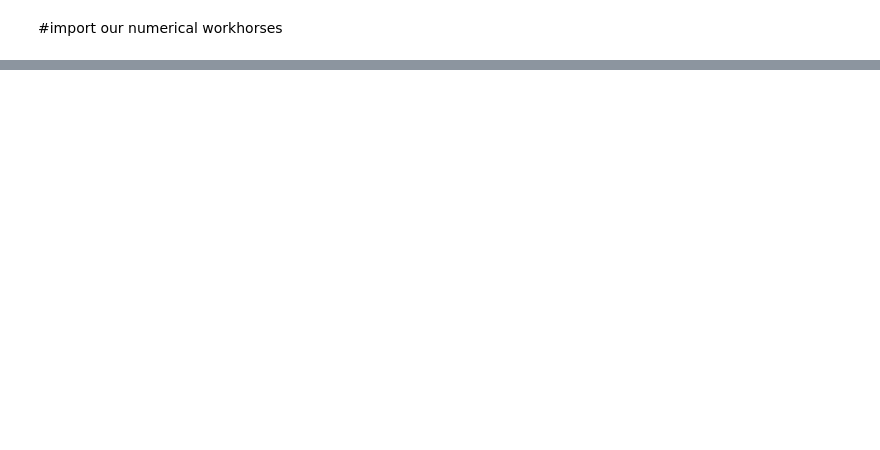
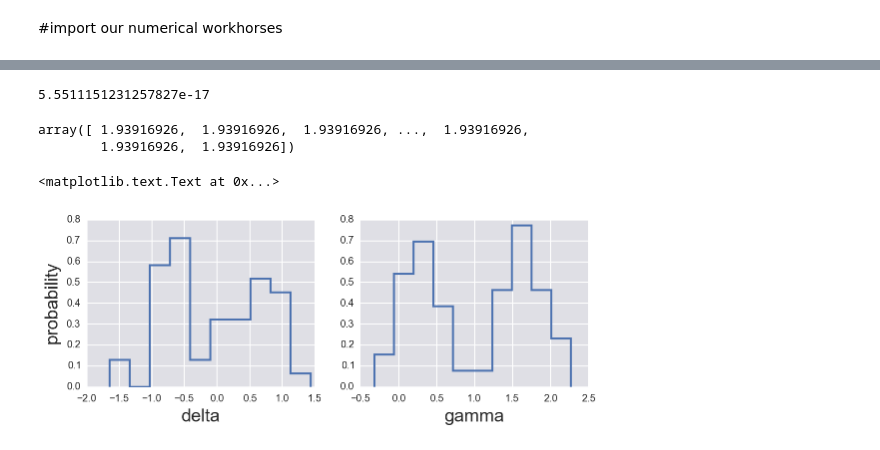
Before and after one commit to shashank-gandhi/DataAnalysisHomeworkRepository, a Jupyter notebook: Homework4/Shashank.ipynb, the cells around one changed output, grey strips where cells are left out. Drawn from its saved outputs; the diff is of its cells as text; code cells hidden in the pictures; blank space fills up the shorter version.

```diff
--- a/Homework4/Shashank.ipynb
+++ b/Homework4/Shashank.ipynb
@@ -41,0 +123,23 @@ sns.set_style('darkgrid', rc=rc)
+# %%
+sampler.chain[0,:,0].std()
+# %% [output]
+5.5511151231257827e-17
+# %%
+sampler.chain[0,:,1]
+# %% [output]
+array([ 1.93916926,  1.93916926,  1.93916926, ...,  1.93916926,
+        1.93916926,  1.93916926])
+# %%
+fig, ax = plt.subplots(1, 2, figsize=(9, 3))
+
+for i in [0, 1]:
+    # Plot the histogram as a step plot
+    _ = ax[i].hist(sampler.flatchain[:,i], bins=10, normed=True,
+                   histtype='step', lw=2)
+
+ax[0].set_xlabel('delta')
+ax[1].set_xlabel('gamma')
+ax[0].set_ylabel('probability')
+# %% [output]
+<matplotlib.text.Text at 0x...>
+[figure, added]
```
Also changed, not shown: parts of 9 cells of this notebook, 1 other file.
